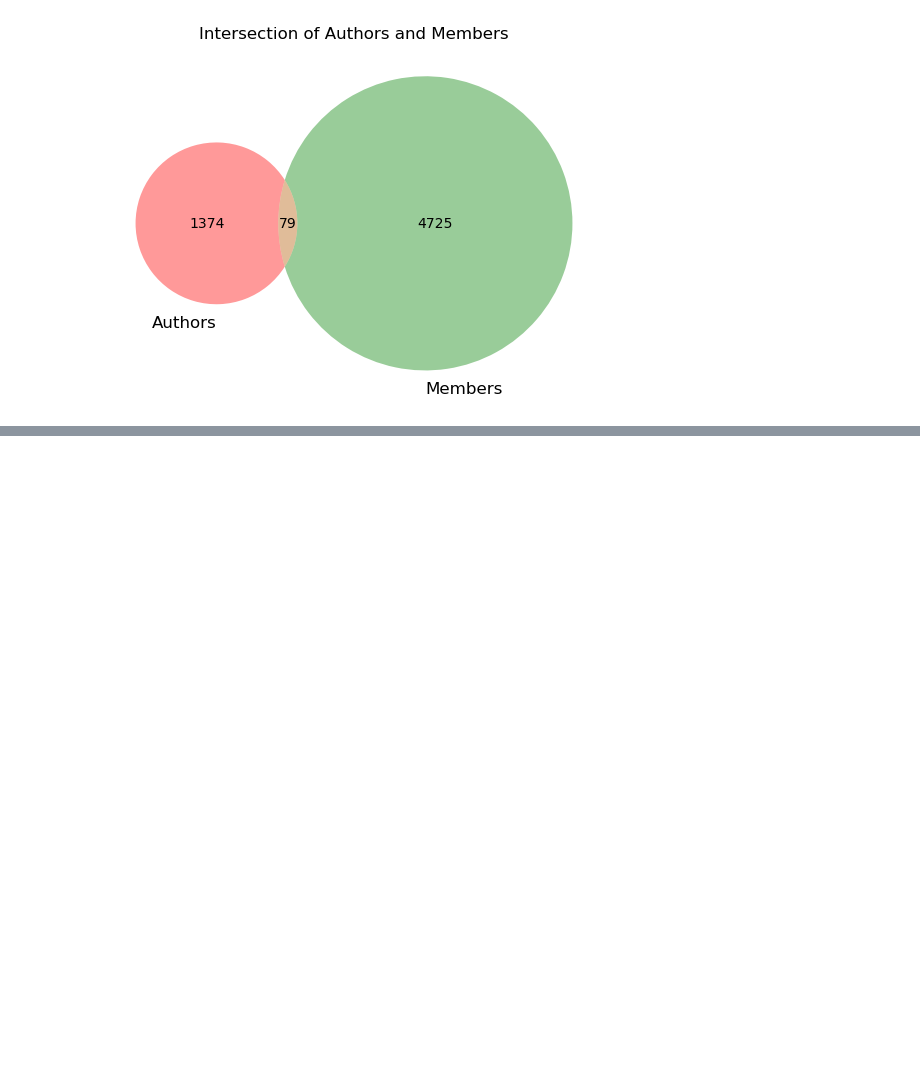
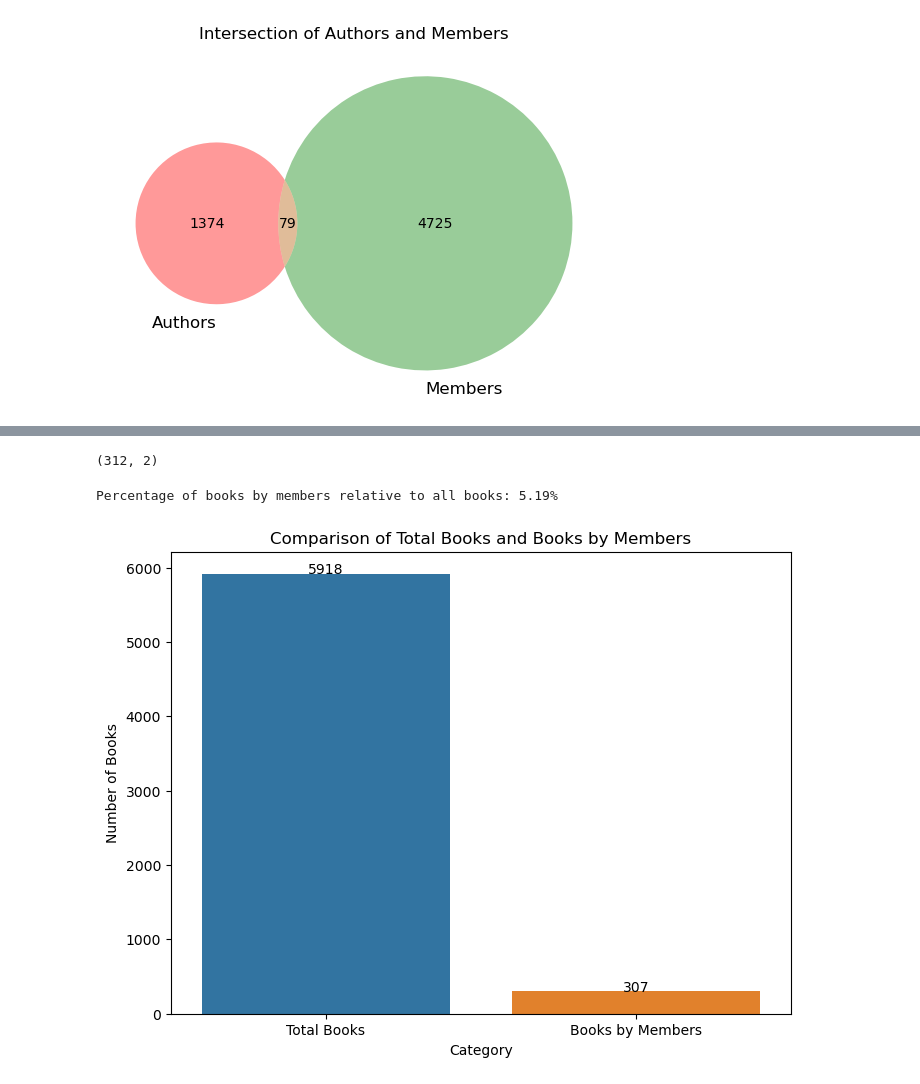
Before and after one commit to dittm/shakespeare-and-co, a Jupyter notebook: analysis/member_is_author.ipynb, the cells around one changed output, grey strips where cells are left out. Cells and saved outputs as stored; diff of their text form; code cells hidden in the pictures; blank space fills up the shorter version.

```diff
--- a/analysis/member_is_author.ipynb
+++ b/analysis/member_is_author.ipynb
@@ -201,0 +341,77 @@ Percent of the intersection relative to members: 1.64%
+# %%
+book_by_member.shape
+# %% [output]
+(312, 2)
+# %%
+import pandas as pd
+
+# Load the sco_books dataframe
+sco_books = pd.read_csv('../data/SCoData_books_v1.2_2022_01.csv', encoding='utf-8', dtype={'year': 'Int32'})
+
+# Assuming intersection_df is already loaded and contains the 'sco_author' column
+# intersection_df = pd.read_csv('path_to_intersection_df.csv')  # Example of how you might load intersection_df
+
+# Create a list of authors who are members
+authors_is_member = intersection_df['sco_author'].tolist()
+
+# Filter the sco_books dataframe to keep only the rows where the author is in the list of authors who are members
+books_by_member = sco_books[sco_books['author'].isin(authors_is_member)]
+
+# Remove duplicate titles
+unique_books = sco_books[['title']].drop_duplicates()
+unique_books_by_member = books_by_member[['title']].drop_duplicates()
+
+# Calculate the number of unique titles
+total_unique_titles = len(unique_books)
+unique_titles_by_member = len(unique_books_by_member)
+
+# Compute the percentage of books by members relative to all books
+percentage_by_member = (unique_titles_by_member / total_unique_titles) * 100
+
+print(f"Percentage of books by members relative to all books: {percentage_by_member:.2f}%")
+# %% [output]
+Percentage of books by members relative to all books: 5.19%
+# %%
+import pandas as pd
+import seaborn as sns
+import matplotlib.pyplot as plt
+
+# Load the sco_books dataframe
+sco_books = pd.read_csv('../data/SCoData_books_v1.2_2022_01.csv', encoding='utf-8', dtype={'year': 'Int32'})
+
+# Assuming intersection_df is already loaded and contains the 'sco_author' column
+# intersection_df = pd.read_csv('path_to_intersection_df.csv')  # Example of how you might load intersection_df
+
+# Create a list of authors who are members
+authors_is_member = intersection_df['sco_author'].tolist()
+
+# Filter the sco_books dataframe to keep only the rows where the author is in the list of authors who are members
+books_by_member = sco_books[sco_books['author'].isin(authors_is_member)]
+
+# Remove duplicate titles
+unique_books = sco_books[['title']].drop_duplicates()
+unique_books_by_member = books_by_member[['title']].drop_duplicates()
+
+# Calculate the number of unique titles
+total_unique_titles = len(unique_books)
+unique_titles_by_member = len(unique_books_by_member)
+
+# Prepare data for plotting
+data = pd.DataFrame({
+    'Category': ['Total Books', 'Books by Members'],
+    'Count': [total_unique_titles, unique_titles_by_member]
+})
+
+# Plot the diagram
+plt.figure(figsize=(8, 6))
+barplot = sns.barplot(x='Category', y='Count', data=data)
+
+# Add numbers on the bars
+for index, row in data.iterrows():
+    barplot.text(index, row.Count, round(row.Count, 2), color='black', ha="center")
+
+plt.ylabel('Number of Books')
+plt.title('Comparison of Total Books and Books by Members')
+plt.show()
+# %% [output]
+[figure, added]
```
Also changed, not shown: parts of 12 cells of this notebook, 27 other files.
